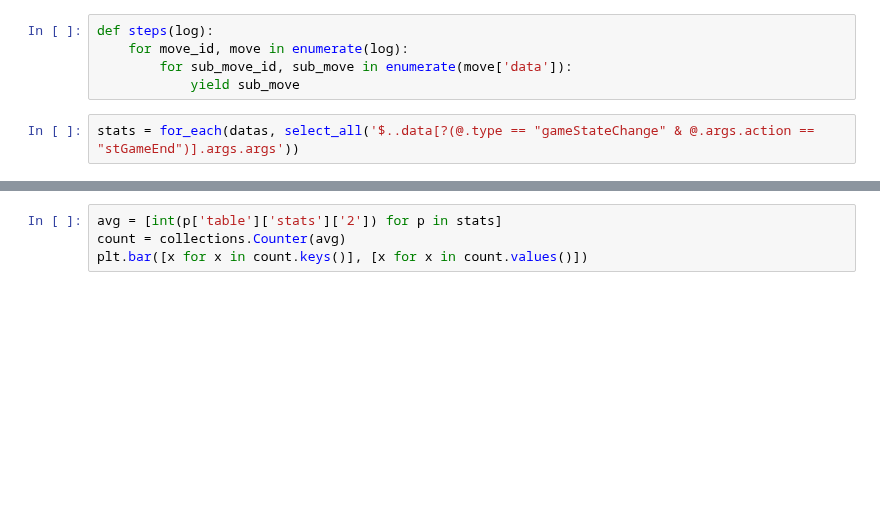
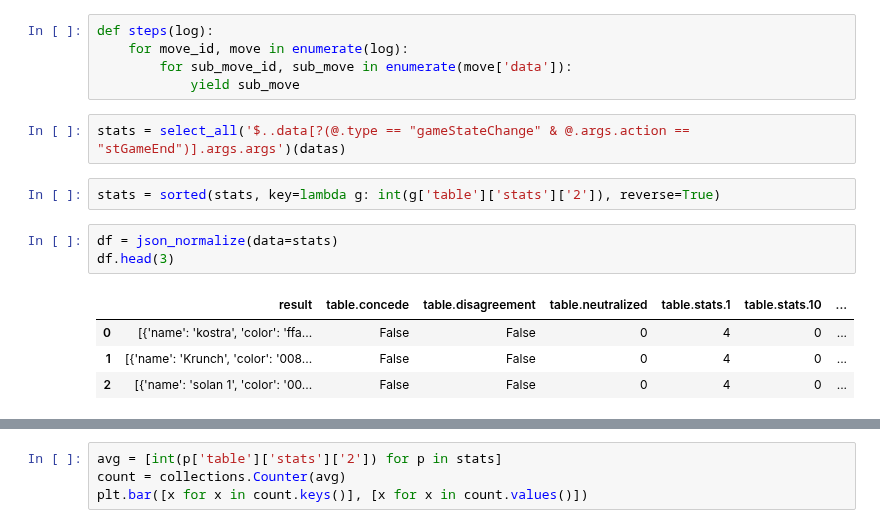
Before and after one commit to xiwix/binder, a Jupyter notebook: bga.puertorico.analyze.ipynb, the cells around one changed output, grey strips where cells are left out. Cells and saved outputs as stored; diff of their text form; blank space fills up the shorter version.

```diff
--- a/bga.puertorico.analyze.ipynb
+++ b/bga.puertorico.analyze.ipynb
@@ -206,7 +210,17 @@ def steps(log):
         for sub_move_id, sub_move in enumerate(move['data']):
             yield sub_move
 # %%
-stats = for_each(datas, select_all('$..data[?(@.type == "gameStateChange" & @.args.action == "stGameEnd")].args.args'))
+stats = select_all('$..data[?(@.type == "gameStateChange" & @.args.action == "stGameEnd")].args.args')(datas)
+# %%
+stats = sorted(stats, key=lambda g: int(g['table']['stats']['2']), reverse=True)
+# %%
+df = json_normalize(data=stats)
+df.head(3)
+# %% [output]
+|  | result | table.concede | table.disagreement | table.neutralized | table.stats.1 | table.stats.10 | ... |
+| 0 | [{'name': 'kostra', 'color': 'ffa... | False | False | 0 | 4 | 0 | ... |
+| 1 | [{'name': 'Krunch', 'color': '008... | False | False | 0 | 4 | 0 | ... |
+| 2 | [{'name': 'solan 1', 'color': '00... | False | False | 0 | 4 | 0 | ... |
 # %%
 game_log = datas[1]['log']['data']['data']['data']
 res = game_log[-1]['data'][-2]['args']['args']
```
Also changed, not shown: parts of 6 cells of this notebook.
